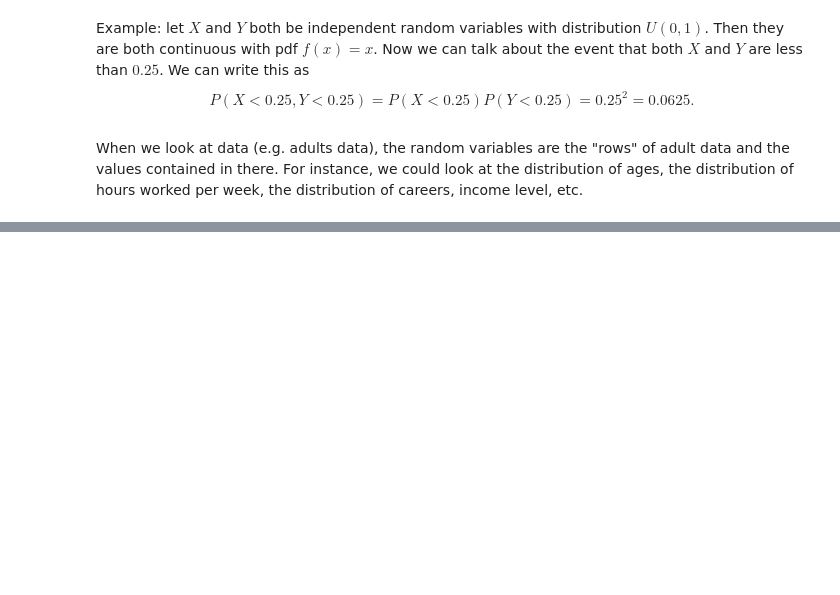
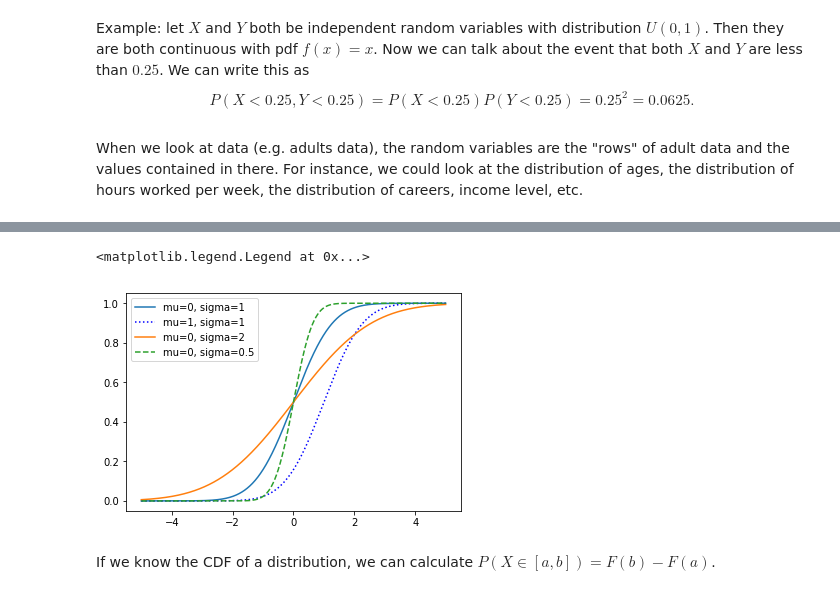
Before and after one commit to jtanderson/COSC-311-Fall2020, a Jupyter notebook: ContinuousDistributions.ipynb, the cells around one changed output, grey strips where cells are left out. Cells and saved outputs as stored; diff of their text form; code cells hidden in the pictures; blank space fills up the shorter version.

```diff
--- a/ContinuousDistributions.ipynb
+++ b/ContinuousDistributions.ipynb
@@ -65,0 +91,17 @@ When we look at data (e.g. adults data), the random variables are the "rows" of
+# %%
+# represents: 1) the prob that X (distributed as N(mu,sigma)) is <= x
+# or 2) the integral of nomral_pdf from -infinity to x
+def normal_cdf(x, mu, sigma):
+    return (1 + math.erf((x-mu)/(sigma*np.sqrt(2))))/2
+# %%
+xs = np.arange(-5,5,0.001)
+plt.plot(xs, [normal_cdf(x, 0, 1) for x in xs], label='mu=0, sigma=1')
+plt.plot(xs, [normal_cdf(x, 1, 1) for x in xs], 'b:', label='mu=1, sigma=1')
+plt.plot(xs, [normal_cdf(x, 0, 2) for x in xs], '-', label='mu=0, sigma=2')
+plt.plot(xs, [normal_cdf(x, 0, 0.5) for x in xs], '--', label='mu=0, sigma=0.5')
+plt.legend(loc=2)
+# %% [output]
+<matplotlib.legend.Legend at 0x...>
+[figure, added]
+# %% [markdown]
+If we know the CDF of a distribution, we can calculate $P(X \in [a,b]) = F(b) - F(a)$.
```
Also changed, not shown: parts of 18 cells of this notebook, 2 other files.
